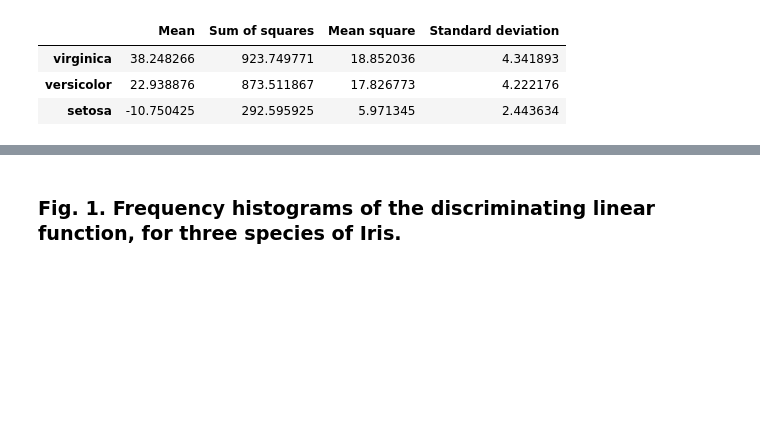
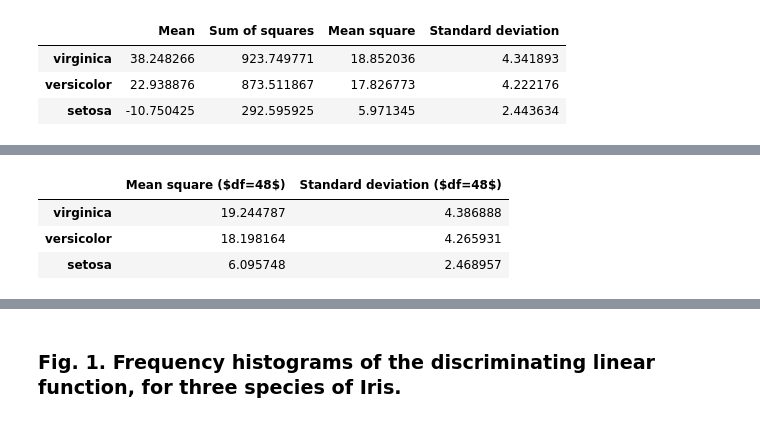
Before and after one commit to danilobellini/scientific-literature, a Jupyter notebook: 1936-Fisher/Fisher_1936.ipynb, the cells around one changed output, grey strips where cells are left out. Saved outputs shown, nothing was run; the diff lists cells and outputs as text; code cells hidden in the pictures; blank space fills up the shorter version.

```diff
--- a/1936-Fisher/Fisher_1936.ipynb
+++ b/1936-Fisher/Fisher_1936.ipynb
@@ -1762,0 +1834,10 @@ table9
+# %%
+compounds_ms_48 = compounds_ss / (compounds.count() - 2)
+pd.DataFrame([compounds_ms_48, np.sqrt(compounds_ms_48)],
+              index=["Mean square ($df=48$)",
+                     "Standard deviation ($df=48$)"]).T
+# %% [output]
+|  | Mean square ($df=48$) | Standard deviation ($df=48$) |
+| virginica | 19.244787 | 4.386888 |
+| versicolor | 18.198164 | 4.265931 |
+| setosa | 6.095748 | 2.468957 |
```
Also changed, not shown: parts of 19 cells of this notebook.
